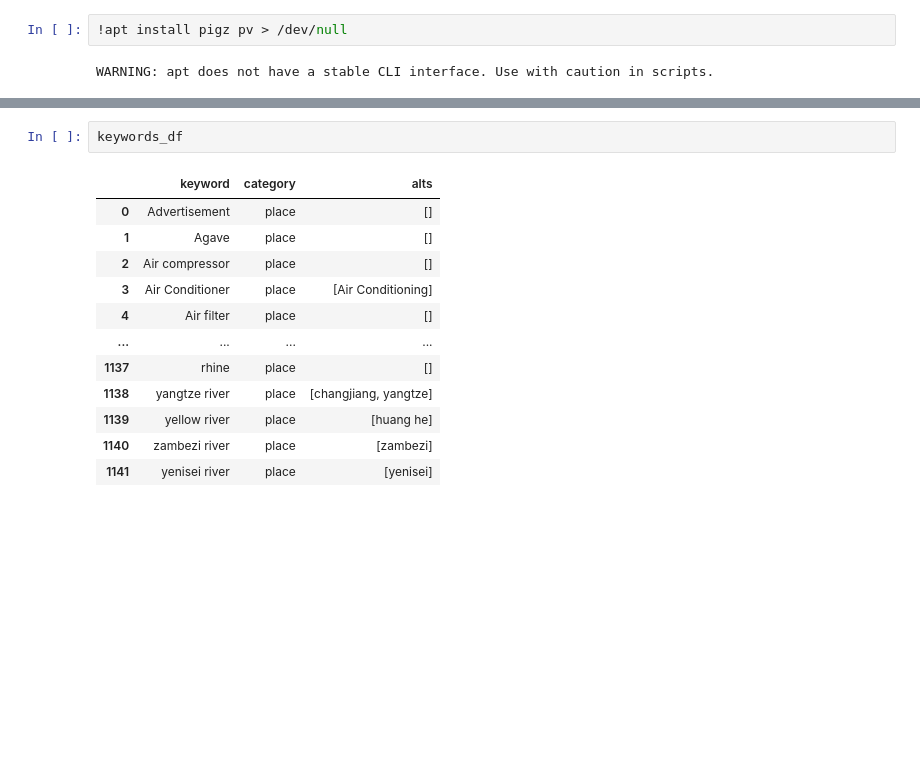
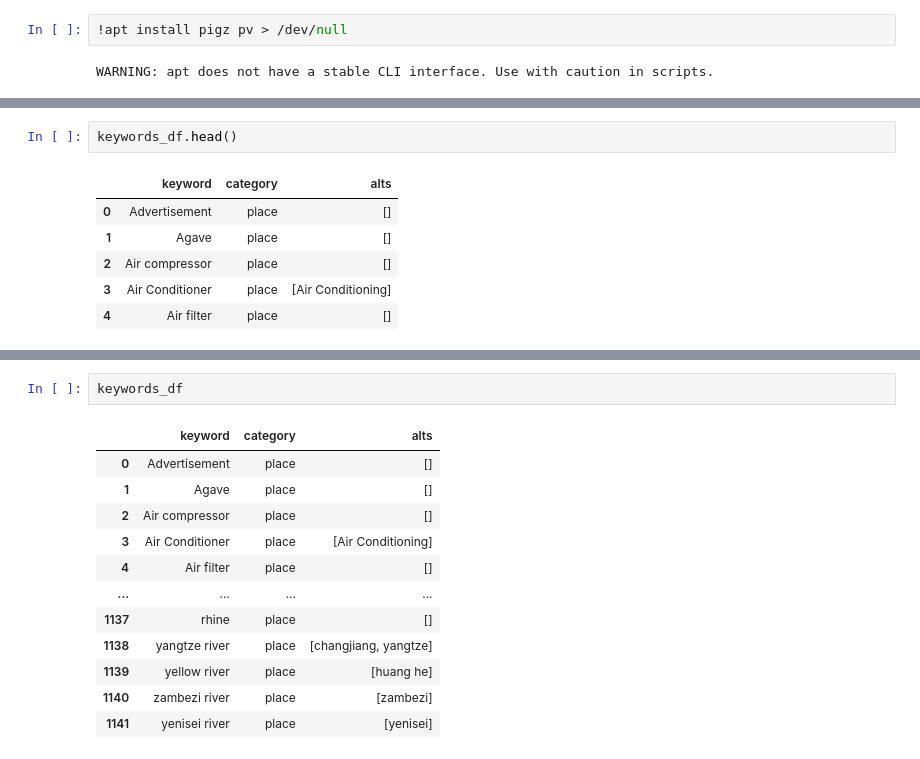
Before and after one commit to JHyuk2/TIL, a Jupyter notebook: Projects/LLM 20 questions - Kaggle/llama3-8b-chat-hf.ipynb, the cells around one changed output, grey strips where cells are left out. Drawn from its saved outputs; the diff is of its cells as text; blank space fills up the shorter version.

```diff
--- a/Projects/LLM 20 questions - Kaggle/llama3-8b-chat-hf.ipynb
+++ b/Projects/LLM 20 questions - Kaggle/llama3-8b-chat-hf.ipynb
@@ -77,0 +127,9 @@ keywords_df = create_keyword_df(KEYWORDS_JSON)
+# %%
+keywords_df.head()
+# %% [output]
+|  | keyword | category | alts |
+| 0 | Advertisement | place | [] |
+| 1 | Agave | place | [] |
+| 2 | Air compressor | place | [] |
+| 3 | Air Conditioner | place | [Air Conditioning] |
+| 4 | Air filter | place | [] |
```
Also changed, not shown: parts of 30 cells of this notebook.
